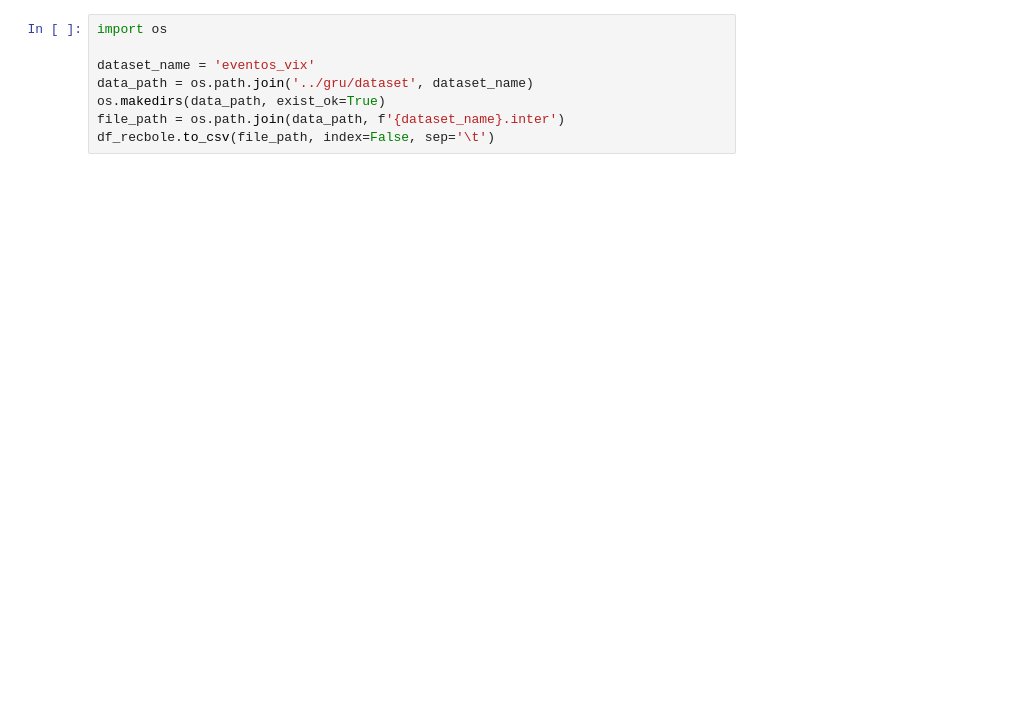
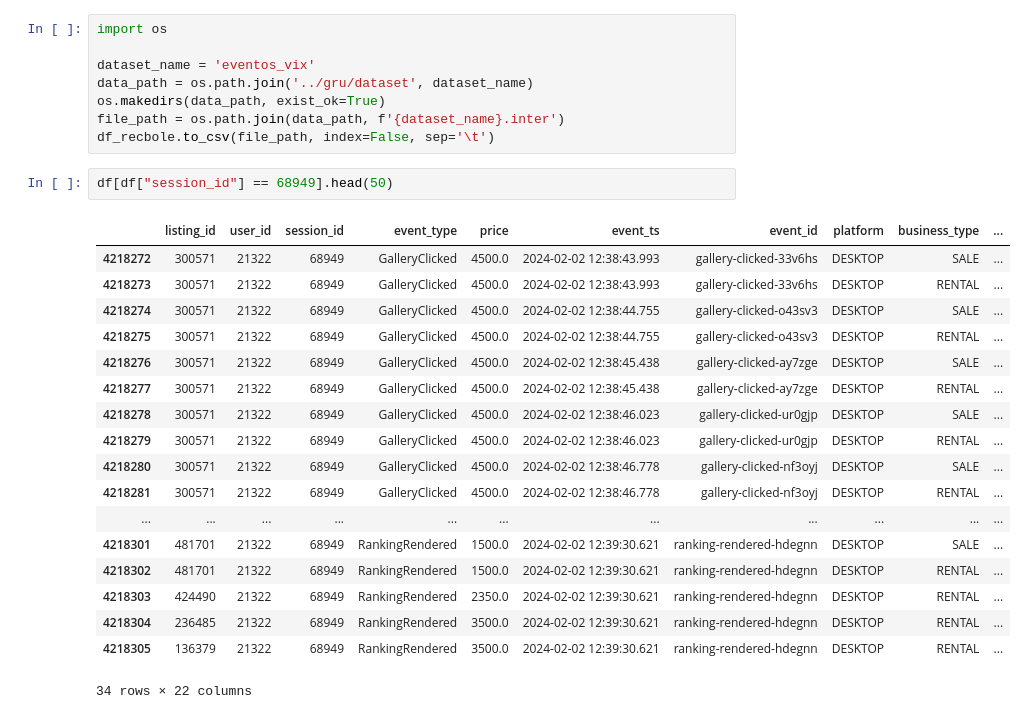
Before and after one commit to hygo2025/kepler, a Jupyter notebook: src/notebooks/sessions.ipynb, the cells around one changed output. Cells and saved outputs as stored; diff of their text form; blank space fills up the shorter version.

```diff
--- a/src/notebooks/sessions.ipynb
+++ b/src/notebooks/sessions.ipynb
@@ -107,3 +109,24 @@ data_path = os.path.join('../gru/dataset', dataset_name)
 os.makedirs(data_path, exist_ok=True)
 file_path = os.path.join(data_path, f'{dataset_name}.inter')
 df_recbole.to_csv(file_path, index=False, sep='\t')
+# %%
+df[df["session_id"] == 68949].head(50)
+# %% [output]
+|  | listing_id | user_id | session_id | event_type | price | event_ts | event_id | platform | business_type | ... |
+| 4218272 | 300571 | 21322 | 68949 | GalleryClicked | 4500.0 | 2024-02-02 12:38:43.993 | gallery-clicked-33v6hs | DESKTOP | SALE | ... |
+| 4218273 | 300571 | 21322 | 68949 | GalleryClicked | 4500.0 | 2024-02-02 12:38:43.993 | gallery-clicked-33v6hs | DESKTOP | RENTAL | ... |
+| 4218274 | 300571 | 21322 | 68949 | GalleryClicked | 4500.0 | 2024-02-02 12:38:44.755 | gallery-clicked-o43sv3 | DESKTOP | SALE | ... |
+| 4218275 | 300571 | 21322 | 68949 | GalleryClicked | 4500.0 | 2024-02-02 12:38:44.755 | gallery-clicked-o43sv3 | DESKTOP | RENTAL | ... |
+| 4218276 | 300571 | 21322 | 68949 | GalleryClicked | 4500.0 | 2024-02-02 12:38:45.438 | gallery-clicked-ay7zge | DESKTOP | SALE | ... |
+| 4218277 | 300571 | 21322 | 68949 | GalleryClicked | 4500.0 | 2024-02-02 12:38:45.438 | gallery-clicked-ay7zge | DESKTOP | RENTAL | ... |
+| 4218278 | 300571 | 21322 | 68949 | GalleryClicked | 4500.0 | 2024-02-02 12:38:46.023 | gallery-clicked-ur0gjp | DESKTOP | SALE | ... |
+| 4218279 | 300571 | 21322 | 68949 | GalleryClicked | 4500.0 | 2024-02-02 12:38:46.023 | gallery-clicked-ur0gjp | DESKTOP | RENTAL | ... |
+| 4218280 | 300571 | 21322 | 68949 | GalleryClicked | 4500.0 | 2024-02-02 12:38:46.778 | gallery-clicked-nf3oyj | DESKTOP | SALE | ... |
+| 4218281 | 300571 | 21322 | 68949 | GalleryClicked | 4500.0 | 2024-02-02 12:38:46.778 | gallery-clicked-nf3oyj | DESKTOP | RENTAL | ... |
+| ... | ... | ... | ... | ... | ... | ... | ... | ... | ... | ... |
+| 4218301 | 481701 | 21322 | 68949 | RankingRendered | 1500.0 | 2024-02-02 12:39:30.621 | ranking-rendered-hdegnn | DESKTOP | SALE | ... |
+| 4218302 | 481701 | 21322 | 68949 | RankingRendered | 1500.0 | 2024-02-02 12:39:30.621 | ranking-rendered-hdegnn | DESKTOP | RENTAL | ... |
+| 4218303 | 424490 | 21322 | 68949 | RankingRendered | 2350.0 | 2024-02-02 12:39:30.621 | ranking-rendered-hdegnn | DESKTOP | RENTAL | ... |
+| 4218304 | 236485 | 21322 | 68949 | RankingRendered | 3500.0 | 2024-02-02 12:39:30.621 | ranking-rendered-hdegnn | DESKTOP | RENTAL | ... |
+| 4218305 | 136379 | 21322 | 68949 | RankingRendered | 3500.0 | 2024-02-02 12:39:30.621 | ranking-rendered-hdegnn | DESKTOP | RENTAL | ... |
+34 rows × 22 columns
```
Also changed, not shown: parts of 5 cells of this notebook, 15 other files.
